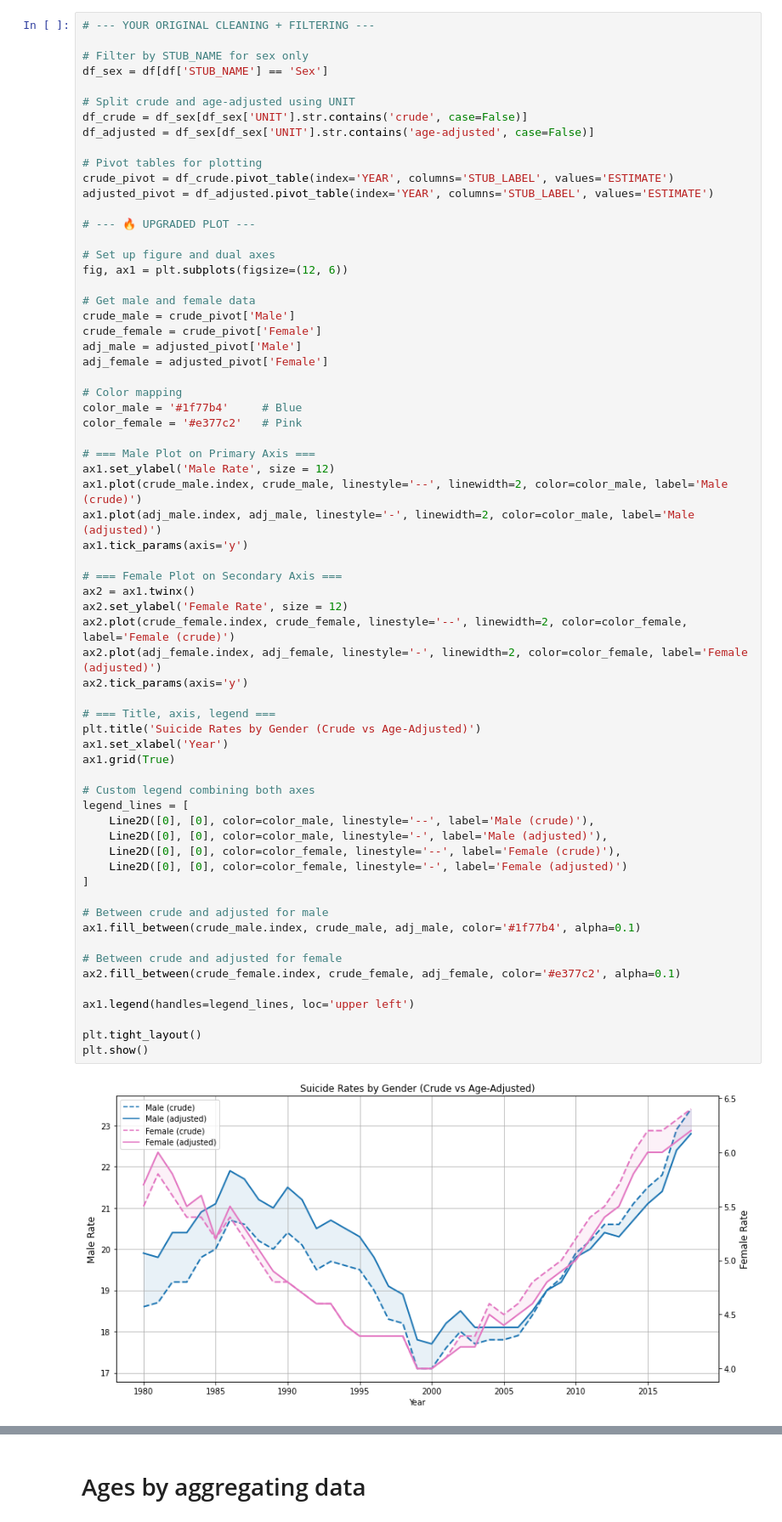
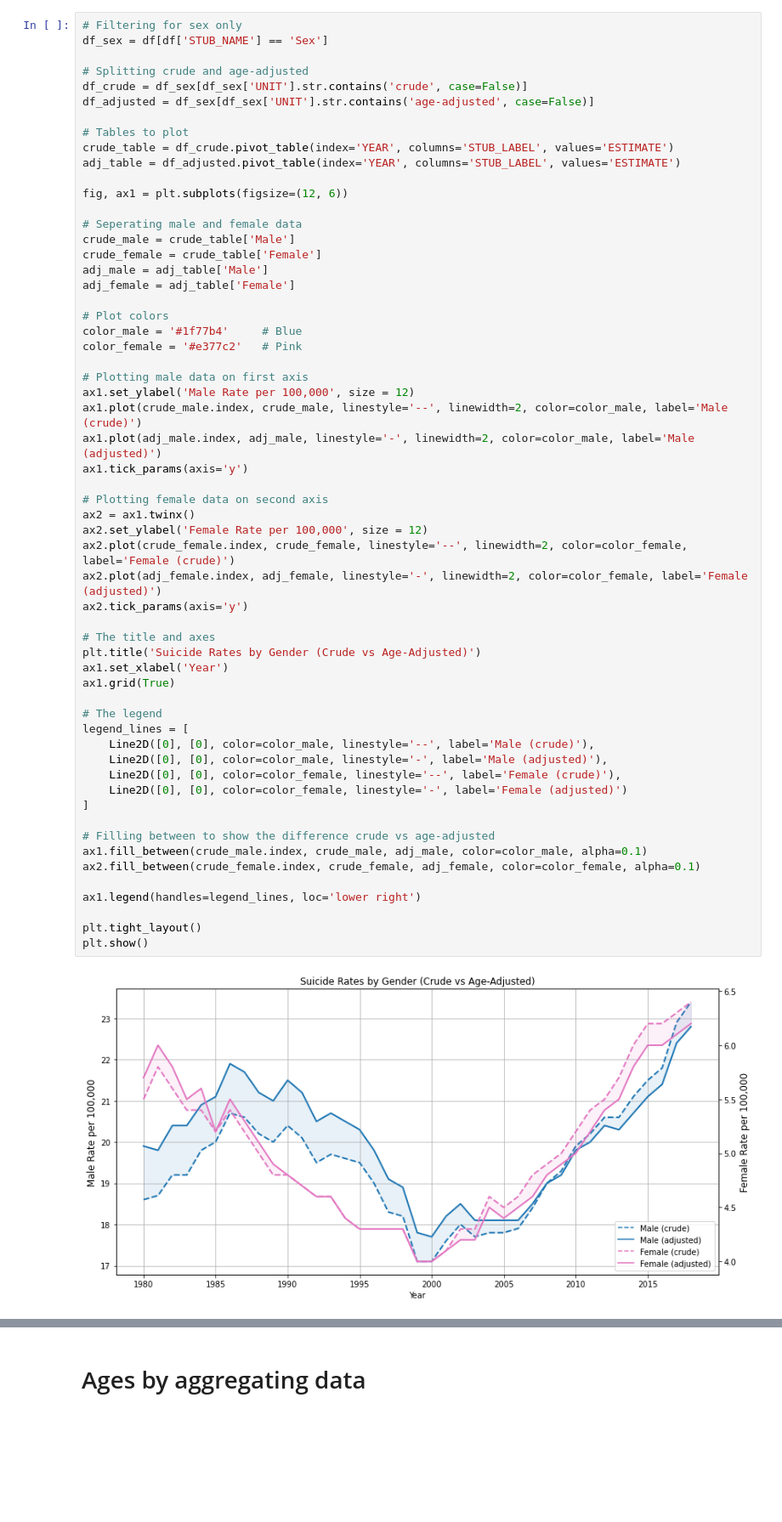
Before and after one commit to mak8427/data_visualization, a Jupyter notebook: exam/ex01.ipynb, the cells around one changed output, grey strips where cells are left out. Shown at 85% size. Saved outputs shown, nothing was run; the diff lists cells and outputs as text; blank space fills up the shorter version.

```diff
--- a/exam/ex01.ipynb
+++ b/exam/ex01.ipynb
@@ -43,68 +40,61 @@ male one saide female other
 # %%
-# --- YOUR ORIGINAL CLEANING + FILTERING ---
-
-# Filter by STUB_NAME for sex only
+# Filtering for sex only
 df_sex = df[df['STUB_NAME'] == 'Sex']
 
-# Split crude and age-adjusted using UNIT
+# Splitting crude and age-adjusted
 df_crude = df_sex[df_sex['UNIT'].str.contains('crude', case=False)]
 df_adjusted = df_sex[df_sex['UNIT'].str.contains('age-adjusted', case=False)]
 
-# Pivot tables for plotting
-crude_pivot = df_crude.pivot_table(index='YEAR', columns='STUB_LABEL', values='ESTIMATE')
-adjusted_pivot = df_adjusted.pivot_table(index='YEAR', columns='STUB_LABEL', values='ESTIMATE')
+# Tables to plot
+crude_table = df_crude.pivot_table(index='YEAR', columns='STUB_LABEL', values='ESTIMATE')
+adj_table = df_adjusted.pivot_table(index='YEAR', columns='STUB_LABEL', values='ESTIMATE')
 
-# --- 🔥 UPGRADED PLOT ---
-
-# Set up figure and dual axes
 fig, ax1 = plt.subplots(figsize=(12, 6))
 
-# Get male and female data
-crude_male = crude_pivot['Male']
-crude_female = crude_pivot['Female']
-adj_male = adjusted_pivot['Male']
-adj_female = adjusted_pivot['Female']
+# Seperating male and female data
+crude_male = crude_table['Male']
+crude_female = crude_table['Female']
+adj_male = adj_table['Male']
+adj_female = adj_table['Female']
 
-# Color mapping
+# Plot colors
 color_male = '#1f77b4'     # Blue
 color_female = '#e377c2'   # Pink
 
-# === Male Plot on Primary Axis ===
-ax1.set_ylabel('Male Rate', size = 12)
+# Plotting male data on first axis
+ax1.set_ylabel('Male Rate per 100,000', size = 12)
 ax1.plot(crude_male.index, crude_male, linestyle='--', linewidth=2, color=color_male, label='Male (crude)')
 ax1.plot(adj_male.index, adj_male, linestyle='-', linewidth=2, color=color_male, label='Male (adjusted)')
 ax1.tick_params(axis='y')
 
-# === Female Plot on Secondary Axis ===
+# Plotting female data on second axis
 ax2 = ax1.twinx()
-ax2.set_ylabel('Female Rate', size = 12)
+ax2.set_ylabel('Female Rate per 100,000', size = 12)
 ax2.plot(crude_female.index, crude_female, linestyle='--', linewidth=2, color=color_female, label='Female (crude)')
 ax2.plot(adj_female.index, adj_female, linestyle='-', linewidth=2, color=color_female, label='Female (adjusted)')
 ax2.tick_params(axis='y')
 
-# === Title, axis, legend ===
+# The title and axes
 plt.title('Suicide Rates by Gender (Crude vs Age-Adjusted)')
 ax1.set_xlabel('Year')
 ax1.grid(True)
 
-# Custom legend combining both axes
+# The legend
 legend_lines = [
     Line2D([0], [0], color=color_male, linestyle='--', label='Male (crude)'),
     Line2D([0], [0], color=color_male, linestyle='-', label='Male (adjusted)'),
     Line2D([0], [0], color=color_female, linestyle='--', label='Female (crude)'),
     Line2D([0], [0], color=color_female, linestyle='-', label='Female (adjusted)')
 ]
 
-# Between crude and adjusted for male
-ax1.fill_between(crude_male.index, crude_male, adj_male, color='#1f77b4', alpha=0.1)
+# Filling between to show the difference crude vs age-adjusted
+ax1.fill_between(crude_male.index, crude_male, adj_male, color=color_male, alpha=0.1)
+ax2.fill_between(crude_female.index, crude_female, adj_female, color=color_female, alpha=0.1)
 
-# Between crude and adjusted for female
-ax2.fill_between(crude_female.index, crude_female, adj_female, color='#e377c2', alpha=0.1)
-
-ax1.legend(handles=legend_lines, loc='upper left')
+ax1.legend(handles=legend_lines, loc='lower right')
 
 plt.tight_layout()
 plt.show()
 # %% [output]
-[figure, old version]
+[figure, new version]
 # %% [markdown]
```
Also changed, not shown: parts of 17 cells of this notebook, 1 other file.
